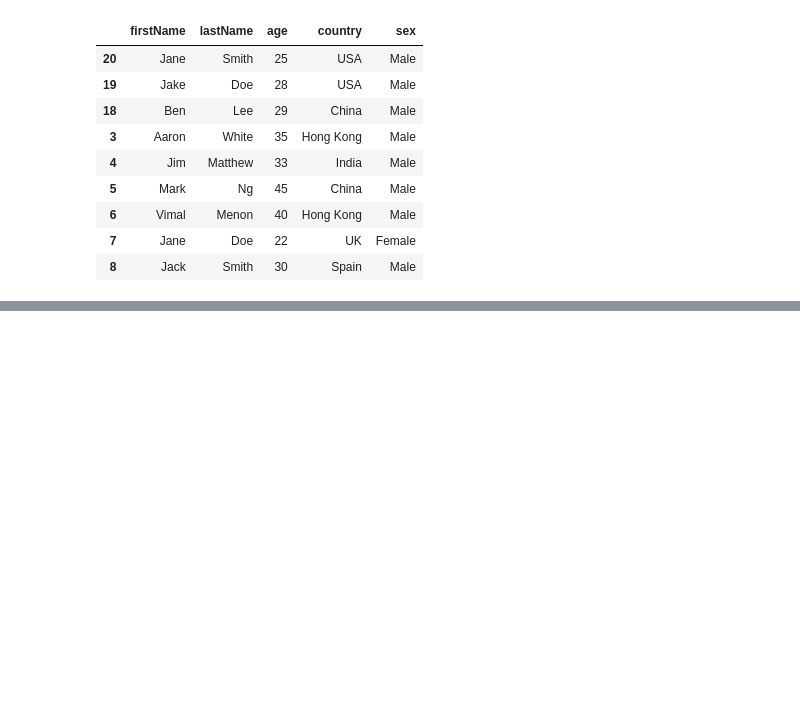
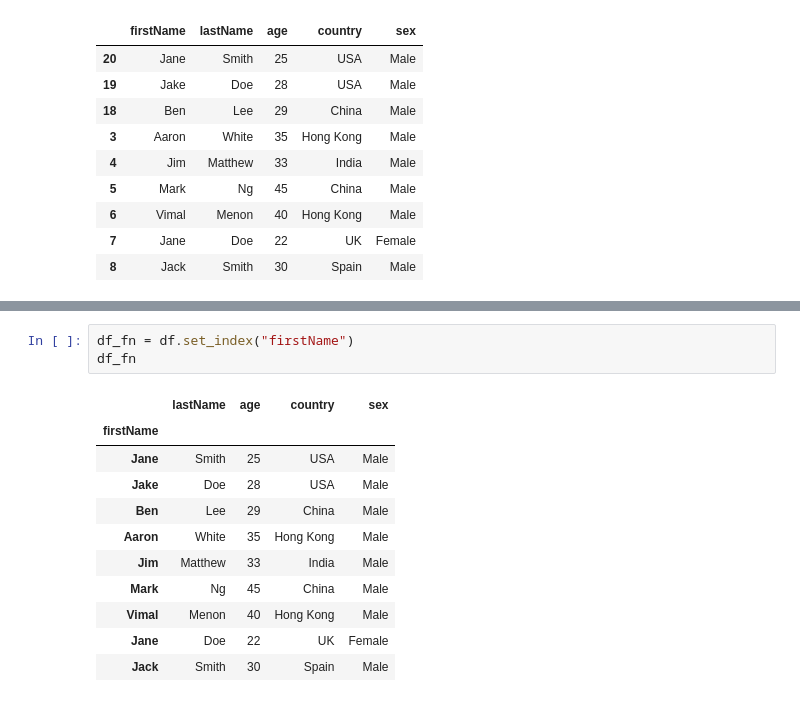
Before and after one commit to vimalmenon/learn-pandas-and-numpy, a Jupyter notebook: 01-basic.ipynb, the cells around one changed output, grey strips where cells are left out. Drawn from its saved outputs; the diff is of its cells as text; blank space fills up the shorter version.

```diff
--- a/01-basic.ipynb
+++ b/01-basic.ipynb
@@ -194,0 +221,15 @@ df.rename(index={0: 20, 1: 19, 2: 18})
+# %%
+df_fn = df.set_index("firstName")
+df_fn
+# %% [output]
+|  | lastName | age | country | sex |
+| firstName |  |  |  |  |
+| Jane | Smith | 25 | USA | Male |
+| Jake | Doe | 28 | USA | Male |
+| Ben | Lee | 29 | China | Male |
+| Aaron | White | 35 | Hong Kong | Male |
+| Jim | Matthew | 33 | India | Male |
+| Mark | Ng | 45 | China | Male |
+| Vimal | Menon | 40 | Hong Kong | Male |
+| Jane | Doe | 22 | UK | Female |
+| Jack | Smith | 30 | Spain | Male |
```
Also changed, not shown: parts of 3 cells of this notebook, 1 other file.
